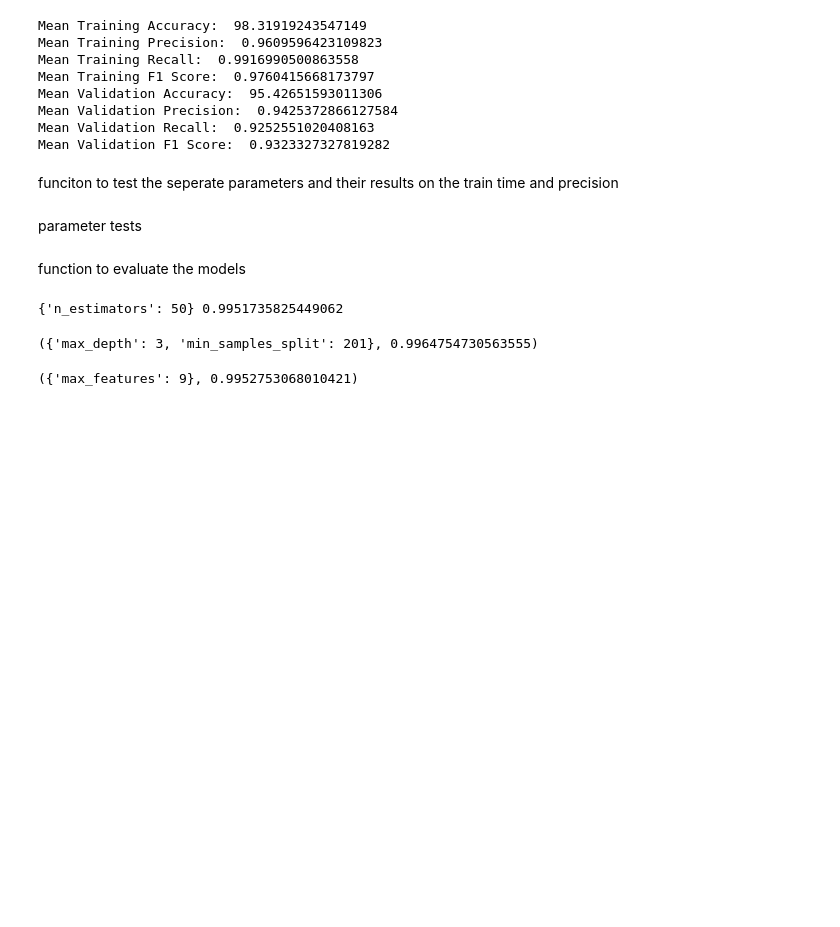
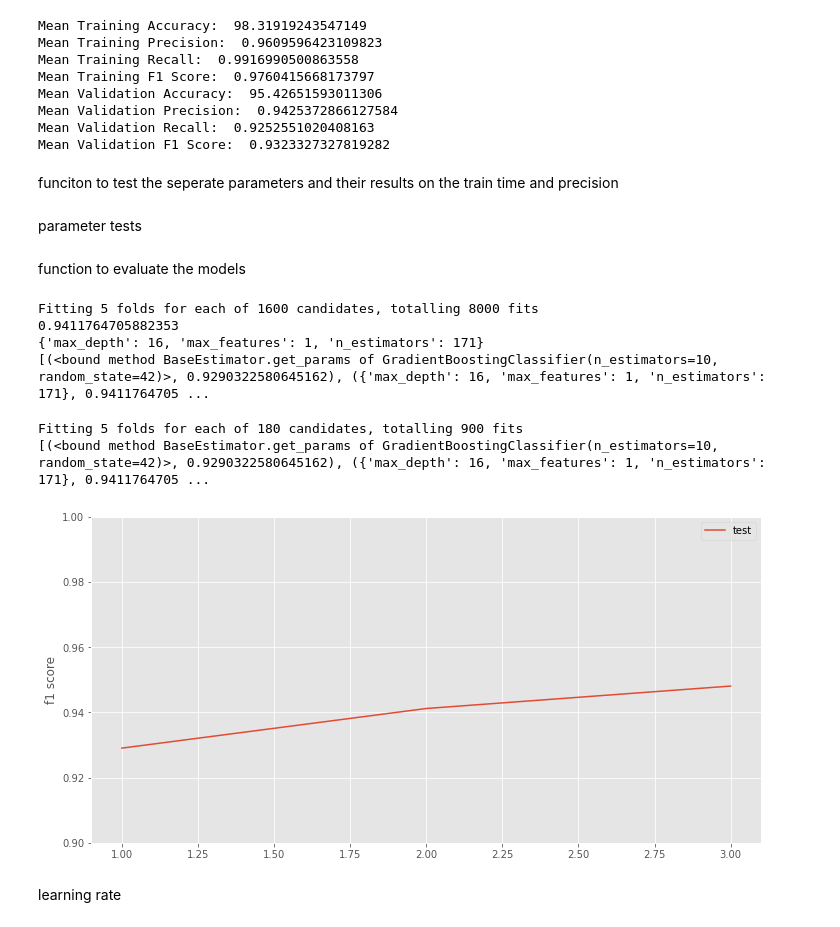
Before and after one commit to DJLeemstar/AICoursework, a Jupyter notebook: GBA.ipynb, the cells around one changed output. Saved outputs shown, nothing was run; the diff lists cells and outputs as text; code cells hidden in the pictures; blank space fills up the shorter version.

Commit message:
revised random forest grid search

```diff
--- a/GBA.ipynb
+++ b/GBA.ipynb
@@ -100,33 +101,69 @@ def plot_results(model, param = 'n_estimators', name = 'Num Trees'):
 parameter tests
 # %% [markdown]
 function to evaluate the models
+# %%
+from sklearn import metrics
+def evaluate(model, test_features, test_labels):
+    predictions = model.predict(test_features)
+    accuracy = metrics.accuracy_score(test_labels,predictions)
+    precision = metrics.precision_score(test_labels, predictions)
+    f1_score = metrics.f1_score(test_labels, predictions)
+
+    return f1_score
 # %%
 #perform first grid search to tune our learning rate to the number of trees as these are linked
 
 from sklearn.model_selection import GridSearchCV
 
+param_grid = {
+    'n_estimators': np.arange(1,250,10),
+    'max_features': np.arange(1,40,5),
+    'max_depth': np.arange(1,40,5)
 
-param_test1 = {'n_estimators':range(10,81,10)}
-grid_search_num_trees = GridSearchCV(estimator = GradientBoostingClassifier(),
-param_grid = param_test1,scoring= 'roc_auc', n_jobs=-1, cv=5)
-grid_search_num_trees.fit()
+}
 
-print( grid_search_num_trees.best_params_, grid_search_num_trees.best_score_)
+GBAgrid_model = model_selection.GridSearchCV(estimator = GradientBoostingClassifier(random_state=42), param_grid = param_grid,
+                                 cv = 5, n_jobs = -1, scoring='f1',verbose = 1, return_train_score=True)
+
+GBAgrid_model.fit(x_train,y_train)
+
+print(evaluate(GBAgrid_model, x_test,y_test))
+
+print(GBAgrid_model.best_params_)
+
+scores_of_models = []
+base_model = GradientBoostingClassifier(n_estimators = 10, random_state = 42)
+base_model.fit(x_train, y_train)
+scores_of_models.append((base_model.get_params, evaluate(base_model, x_test,y_test)))
+scores_of_models.append((GBAgrid_model.best_params_, evaluate(GBAgrid_model, x_test,y_test)))
+print(scores_of_models)
 # %% [output]
-{'n_estimators': 50} 0.9951735825449062
+Fitting 5 folds for each of 1600 candidates, totalling 8000 fits
+0.9411764705882353
+{'max_depth': 16, 'max_features': 1, 'n_estimators': 171}
+[(<bound method BaseEstimator.get_params of GradientBoostingClassifier(n_estimators=10, random_state=42)>, 0.9290322580645162), ({'max_depth': 16, 'max_features': 1, 'n_estimators': 171}, 0.9411764705 ...
-# %%
-param_test2 = {'max_depth':range(1,10,2), 'min_samples_split':range(1,600,200)}
-gsearch2 = GridSearchCV(estimator = GradientBoostingClassifier(learning_rate=0.1, n_estimators=50, max_features='sqrt', subsample=0.8, random_state=10),
-param_grid = param_test2, scoring='roc_auc',n_jobs=4, cv=5)
-gsearch2.fit(x_train,y_train)
-gsearch2.best_params_, gsearch2.best_score_
-# %% [output]
-({'max_depth': 3, 'min_samples_split': 201}, 0.9964754730563555)
-# %%
-param_test4 = {'max_features':range(7,20,2)}
-gsearch4 = GridSearchCV(estimator = GradientBoostingClassifier(learning_rate=0.1, n_estimators=50,max_depth=3, min_samples_split=200, min_samples_leaf=60, subsample=0.8, random_state=10),
-param_grid = param_test4, scoring='roc_auc',n_jobs=4,cv=5)
-gsearch4.fit(x_train,y_train)
-gsearch4.best_params_, gsearch4.best_score_
-# %% [output]
-({'max_features': 9}, 0.9952753068010421)
+# %%
+param_grid = {'n_estimators': np.arange(161,181,1),
+'max_depth': np.arange(12,21,1)}
+
+GBAgrid_model = model_selection.GridSearchCV(estimator = GradientBoostingClassifier(max_features=1), param_grid = param_grid,
+                                 cv = 5, n_jobs = -1, scoring='f1',verbose = 1, return_train_score=True)
+GBAgrid_model.fit(x_train,y_train)
+scores_of_models.append((GBAgrid_model.best_params_, evaluate(GBAgrid_model, x_test,y_test)))
+print(scores_of_models)
+# %% [output]
+Fitting 5 folds for each of 180 candidates, totalling 900 fits
+[(<bound method BaseEstimator.get_params of GradientBoostingClassifier(n_estimators=10, random_state=42)>, 0.9290322580645162), ({'max_depth': 16, 'max_features': 1, 'n_estimators': 171}, 0.9411764705 ...
+# %%
+temp_scores = []
+for i in scores_of_models:
+    temp_scores.append(i[1])
+plt.plot([1,2,3], temp_scores, '-', label = 'test')
+plt.legend()
+plt.ylabel('f1 score')
+plt.ylim(ymin = 0.9, ymax = 1)
+plt.show()
+# %% [output]
+[figure, added]
+# %% [markdown]
+learning rate
```
Also changed, not shown: parts of 15 cells of this notebook.
